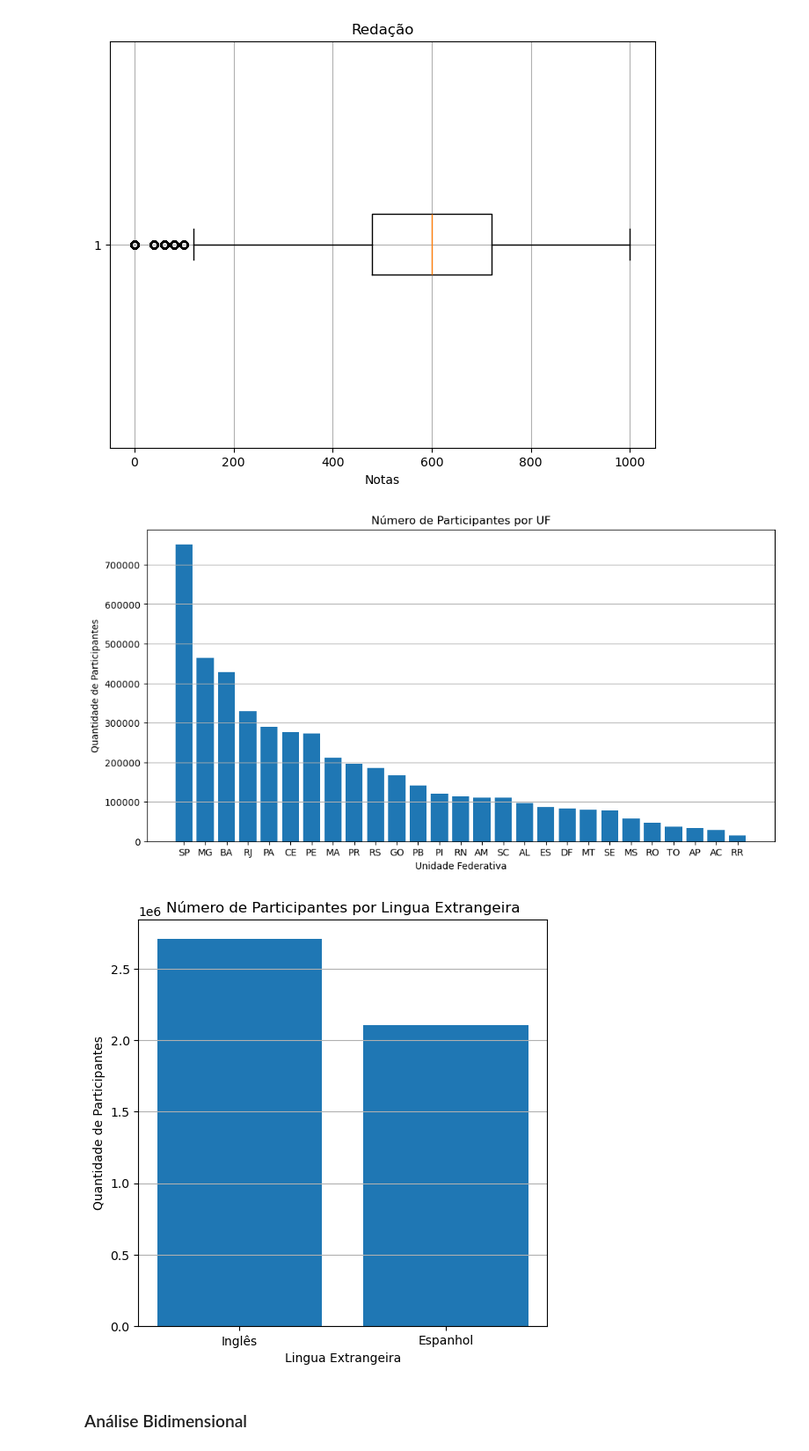
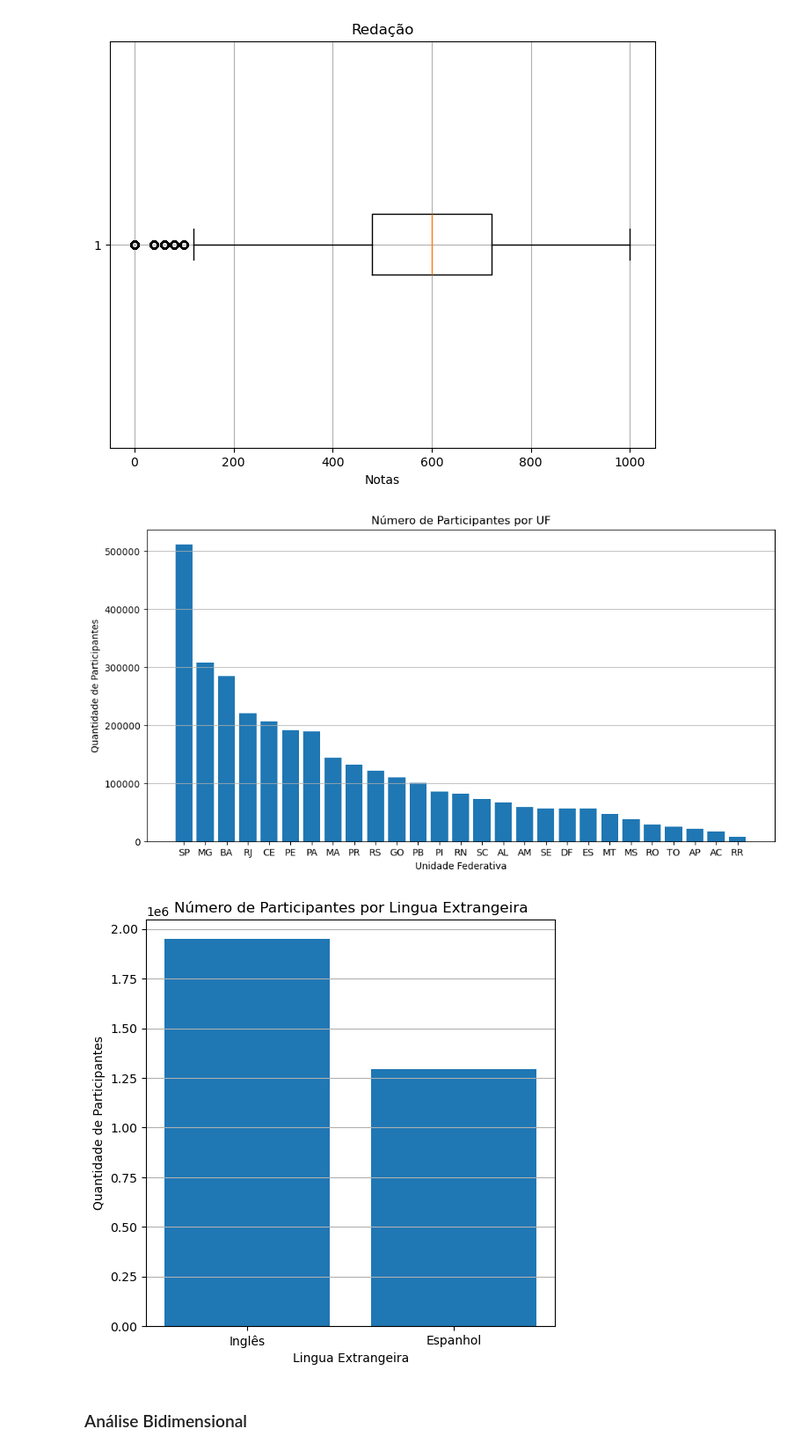
Before and after one commit to Machine-Learning-AV2/Pipeline_MachineLearning_AV2, a Jupyter notebook: analise_exploratoria.ipynb, the cells around one changed output. Shown at 88% size. Cells and saved outputs as stored; diff of their text form; code cells hidden in the pictures.

Commit message:
Análise bidimensional da segunda base de dados

```diff
--- a/analise_exploratoria.ipynb
+++ b/analise_exploratoria.ipynb
@@ -152,8 +238,7 @@ ibge_para_uf = {
     50: 'MS', 51: 'MT', 52: 'GO', 53: 'DF'
 }
 
-# Todos os participantes possuem a categoria preenchida
-uf = dados_regres[:, 0]
+uf = dados_limpos[:, 0]
 uf = np.vectorize(lambda c: ibge_para_uf.get(int(c)))(uf)
 
 estados, contagens = np.unique(uf, return_counts=True)
@@ -173,31 +258,30 @@ plt.grid(axis='y')
 
 plt.show()
 # %% [output]
-[figure, old version]
+[figure, new version]
 # %%
 bi_para_lingua = {0: 'Inglês', 1: 'Espanhol'}
 
-# Todos os participantes possuem a categoria preenchida
-lingua = dados_regres[:, 5]
+lingua = dados_limpos[:, 5]
 lingua = np.vectorize(lambda c: bi_para_lingua.get(int(c)))(lingua)
 
 lingua, contagens = np.unique(lingua, return_counts=True)
 
 indice_ordenado = np.argsort(contagens)[::-1]
 lingua = lingua[indice_ordenado]
 contagens = contagens[indice_ordenado]
 
 plt.figure(figsize=(6, 6))
 plt.bar(lingua, contagens)
 
 plt.title('Número de Participantes por Lingua Extrangeira')
 plt.xlabel('Lingua Extrangeira')
 plt.ylabel('Quantidade de Participantes')
 plt.grid(axis='y')
 
 plt.show()
 # %% [output]
-[figure, old version]
+[figure, new version]
 # %% [markdown]
 ### Análise Bidimensional
 # %%
```
Also changed, not shown: parts of 24 cells of this notebook.
